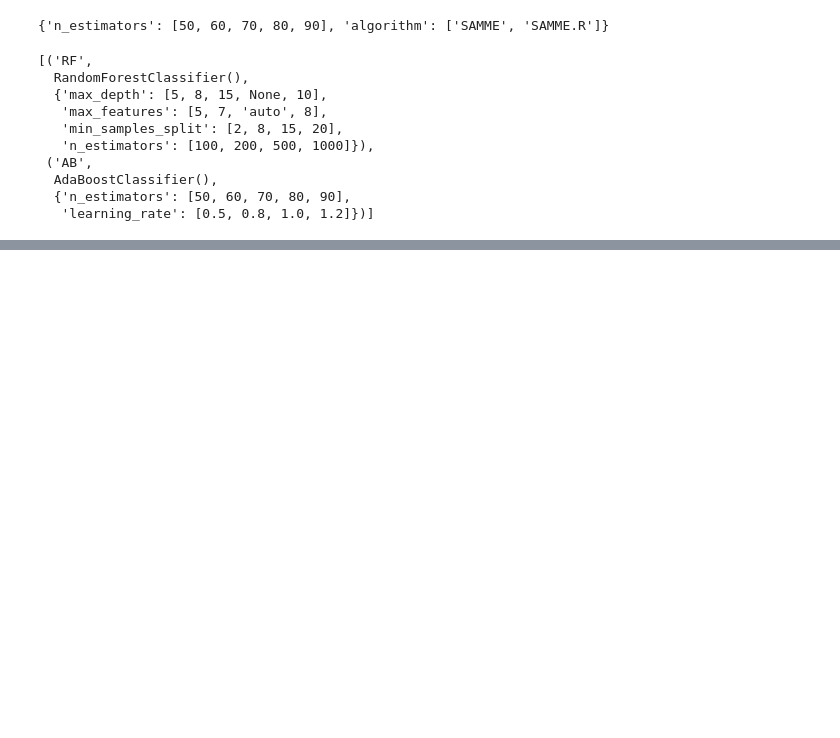
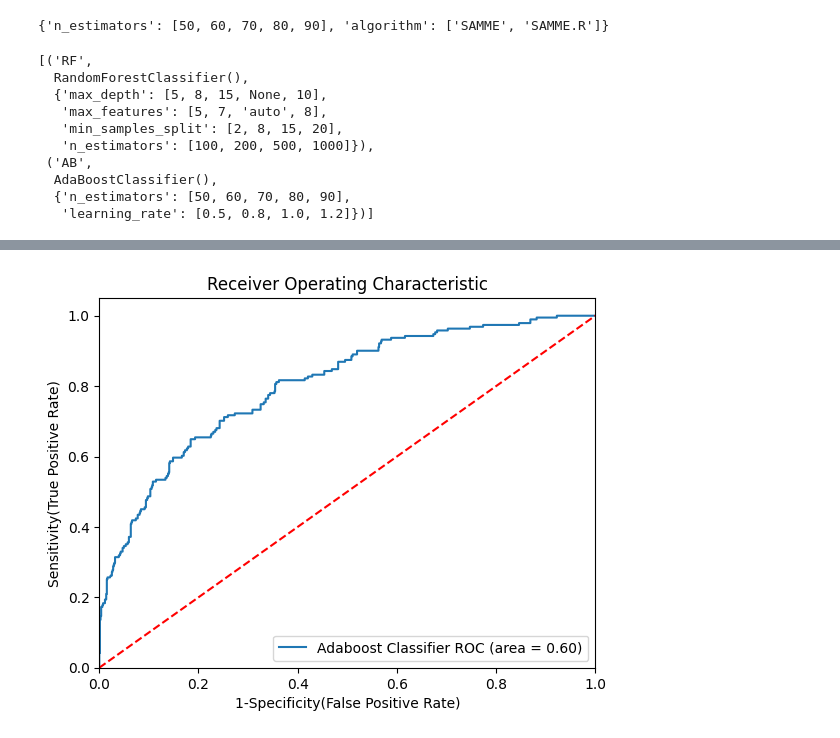
Before and after one commit to Sushmoy-Nandi/Complete-Data-Science-Machine-Learning-DL-NLP-Bootcamp, a Jupyter notebook: 12-Adaboost/03_Adaboost_Classification_Implementation.ipynb, the cells around one changed output, grey strips where cells are left out. Cells and saved outputs as stored; diff of their text form; code cells hidden in the pictures; blank space fills up the shorter version.

```diff
--- a/12-Adaboost/03_Adaboost_Classification_Implementation.ipynb
+++ b/12-Adaboost/03_Adaboost_Classification_Implementation.ipynb
@@ -597,31 +620,33 @@ for i in range(len(list(models))):
 ## Plot ROC AUC Curve
 from sklearn.metrics import roc_auc_score,roc_curve
 plt.figure()
 
 # Add the models to the list that you want to view on the ROC plot
 auc_models = [
 {
     'label': 'Adaboost Classifier',
-    'model':AdaBoostClassifier(n_estimators=80, algorithm='SAMME'),
+    'model':AdaBoostClassifier(n_estimators=80, learning_rate=1.0),
     'auc':  0.6049
 },
 
 ]
 # create loop through all model
 for algo in auc_models:
     model = algo['model'] # select the model
     model.fit(X_train, y_train) # train the model
 # Compute False postive rate, and True positive rate
     fpr, tpr, thresholds = roc_curve(y_test, model.predict_proba(X_test)[:,1])
 # Calculate Area under the curve to display on the plot
     plt.plot(fpr, tpr, label='%s ROC (area = %0.2f)' % (algo['label'], algo['auc']))
 # Custom settings for the plot
 plt.plot([0, 1], [0, 1],'r--')
 plt.xlim([0.0, 1.0])
 plt.ylim([0.0, 1.05])
 plt.xlabel('1-Specificity(False Positive Rate)')
 plt.ylabel('Sensitivity(True Positive Rate)')
 plt.title('Receiver Operating Characteristic')
 plt.legend(loc="lower right")
 plt.savefig("auc.png")
 plt.show()
+# %% [output]
+[figure, added]
```
Also changed, not shown: parts of 2 cells of this notebook, 1 other file.
